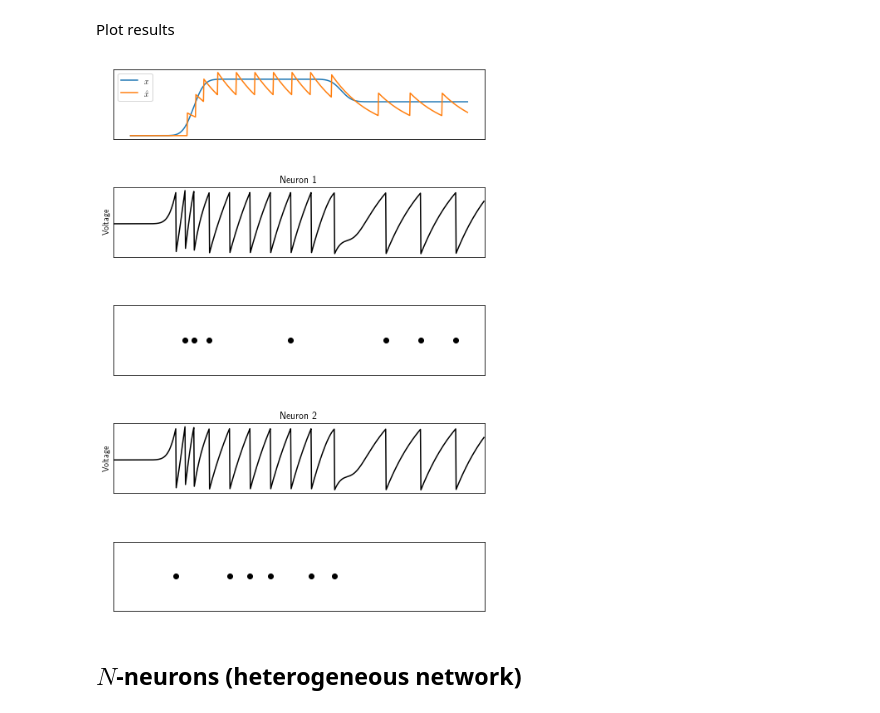
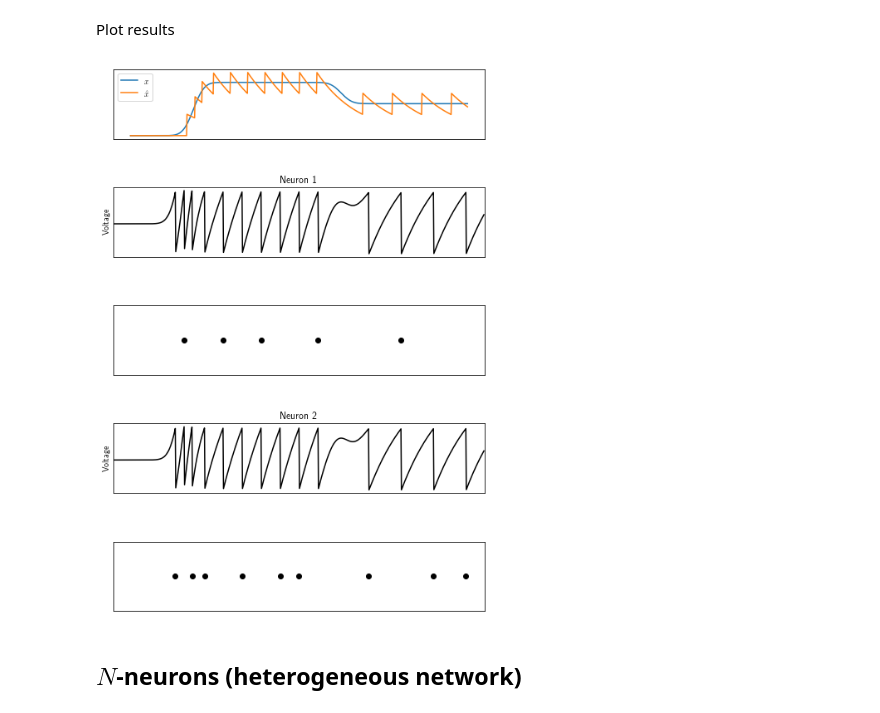
Before and after one commit to ABra1993/LisbonLab, a Jupyter notebook: CSM.ipynb, the cells around one changed output. Cells and saved outputs as stored; diff of their text form; code cells hidden in the pictures.

Commit message:
updated homo- and heterogeneous network, added regularization

```diff
--- a/CSM.ipynb
+++ b/CSM.ipynb
@@ -143,7 +143,7 @@ def initialize_params_homogeneous(N, dt, iterations, gamma, mu):
     # threshold
     T = (gamma**2) / 2 + mu/2
 
-    return (t, x_est, o, voltage, weight, T, spike, t_spike)
+    return (t, x_est, o, voltage, weight, T)
 # %% [markdown]
 Create time varying signal
 # %%
@@ -240,16 +240,16 @@ def plot_homogeneous():
 # %%
 N = 2
 dt = 0.01
 iterations = 800
 gamma = 2
-mu = 0.3 #regularization
+mu = 0 #regularization
 
-t, x_est, o, voltage, weight, T, spike, t_spike = initialize_params_homogeneous(N, dt, iterations, gamma, mu)
+t, x_est, o, voltage, weight, T = initialize_params_homogeneous(N, dt, iterations, gamma, mu)
 x,c = TVS_homogeneous()
 run_homogeneous()
 plot_homogeneous()
 # %% [output]
-[figure, old version]
+[figure, new version]
 # %% [markdown]
 ## $\textit{N}$-neurons (heterogeneous network)
 # %% [markdown]
```
